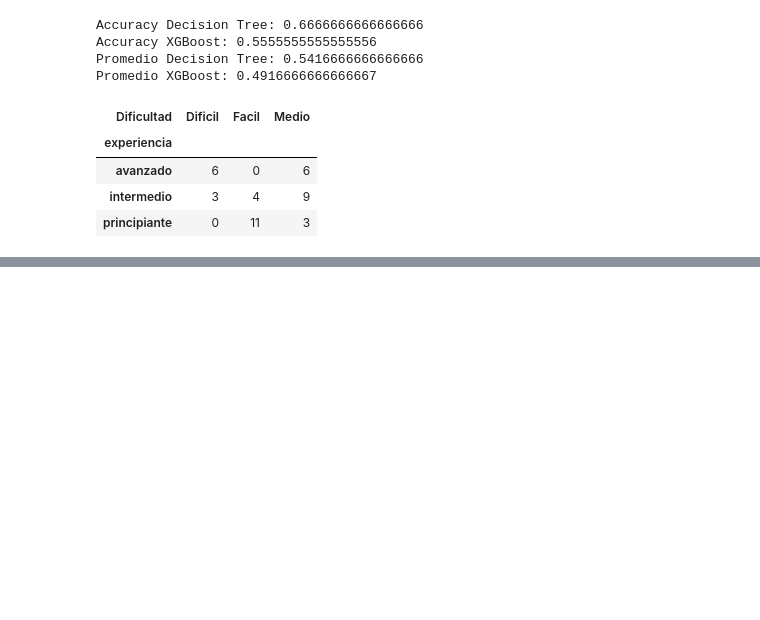
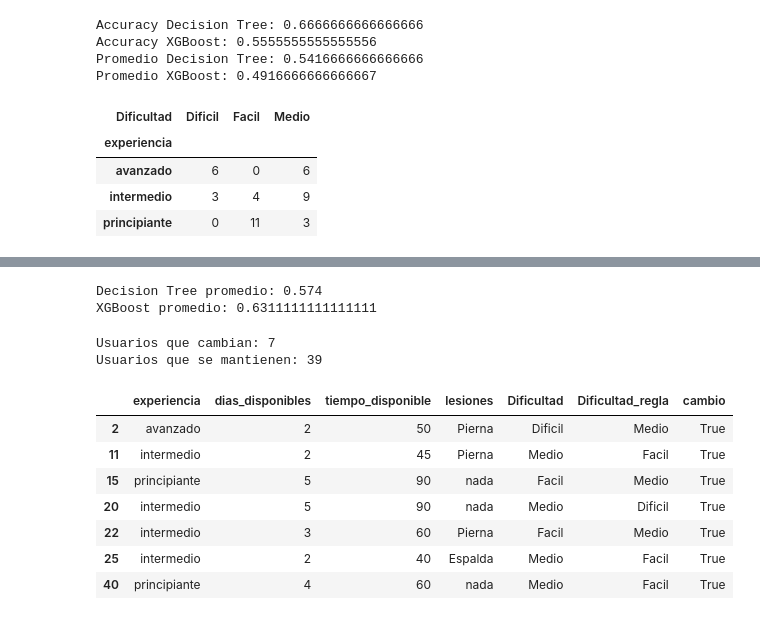
Before and after one commit to luci-o/LIFE-FIT, a Jupyter notebook: IA/index.ipynb, the cells around one changed output, grey strips where cells are left out. Saved outputs shown, nothing was run; the diff lists cells and outputs as text; code cells hidden in the pictures; blank space fills up the shorter version.

```diff
--- a/IA/index.ipynb
+++ b/IA/index.ipynb
@@ -9280,0 +9543,36 @@ TypeError: agg function failed [how->mean,dtype->object]
+# %%
+from sklearn.model_selection import RepeatedStratifiedKFold
+from sklearn.model_selection import cross_val_score
+
+validacion = RepeatedStratifiedKFold(
+    n_splits=5,
+    n_repeats=10,
+    random_state=42
+)
+
+scores_arbol_repetidos = cross_val_score(
+    modelo,
+    X_convertido,
+    y_convertido,
+    cv=validacion
+)
+
+scores_xgb_repetidos = cross_val_score(
+    modelo_xgb,
+    X_convertido,
+    y_convertido,
+    cv=validacion
+)
+
+print(
+    "Decision Tree promedio:",
+    scores_arbol_repetidos.mean()
+)
+
+print(
+    "XGBoost promedio:",
+    scores_xgb_repetidos.mean()
+)
+# %% [output]
+Decision Tree promedio: 0.574
+XGBoost promedio: 0.6311111111111111
@@ -9280,0 +9626,43 @@ TypeError: agg function failed [how->mean,dtype->object]
+# %%
+comparacion_etiquetas = usuarios_df[
+    [
+        "experiencia",
+        "dias_disponibles",
+        "tiempo_disponible",
+        "lesiones",
+        "Dificultad",
+        "Dificultad_regla"
+    ]
+].copy()
+
+comparacion_etiquetas[
+    "cambio"
+] = (
+    comparacion_etiquetas["Dificultad"]
+    != comparacion_etiquetas["Dificultad_regla"]
+)
+
+print(
+    "Usuarios que cambian:",
+    comparacion_etiquetas["cambio"].sum()
+)
+
+print(
+    "Usuarios que se mantienen:",
+    (~comparacion_etiquetas["cambio"]).sum()
+)
+
+comparacion_etiquetas[
+    comparacion_etiquetas["cambio"]
+]
+# %% [output]
+Usuarios que cambian: 7
+Usuarios que se mantienen: 39
+|  | experiencia | dias_disponibles | tiempo_disponible | lesiones | Dificultad | Dificultad_regla | cambio |
+| 2 | avanzado | 2 | 50 | Pierna | Dificil | Medio | True |
+| 11 | intermedio | 2 | 45 | Pierna | Medio | Facil | True |
+| 15 | principiante | 5 | 90 | nada | Facil | Medio | True |
+| 20 | intermedio | 5 | 90 | nada | Medio | Dificil | True |
+| 22 | intermedio | 3 | 60 | Pierna | Facil | Medio | True |
+| 25 | intermedio | 2 | 40 | Espalda | Medio | Facil | True |
+| 40 | principiante | 4 | 60 | nada | Medio | Facil | True |
```
Also changed, not shown: parts of 66 cells of this notebook.
